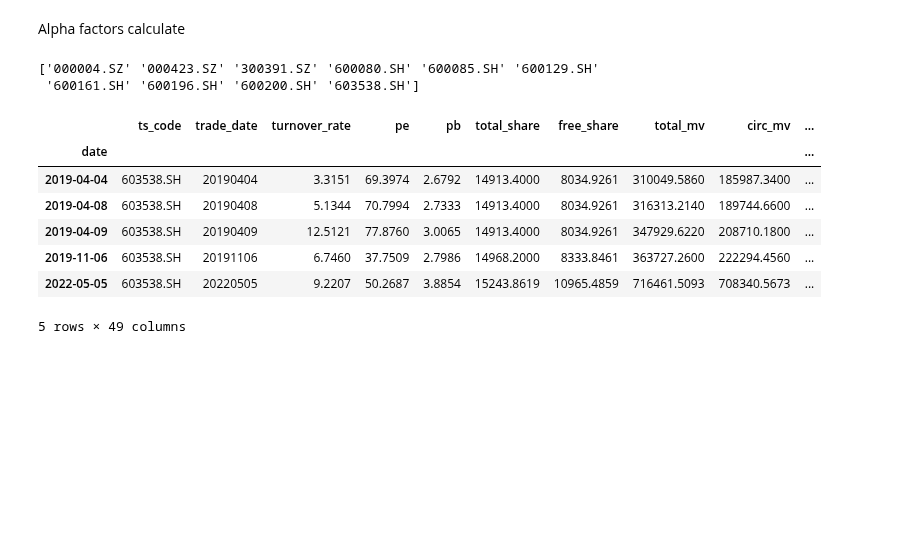
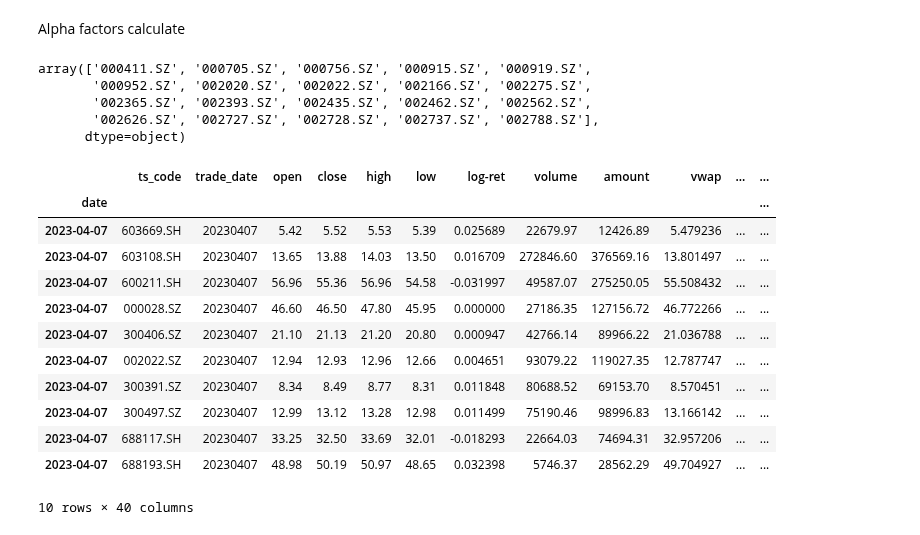
Before and after one commit to JiaRuiming-1/AI-Trading, a Jupyter notebook: alpha_factor/Alpha_191.ipynb, the cells around one changed output. Drawn from its saved outputs; the diff is of its cells as text; code cells hidden in the pictures; blank space fills up the shorter version.

```diff
--- a/alpha_factor/Alpha_191.ipynb
+++ b/alpha_factor/Alpha_191.ipynb
@@ -436,14 +108,0 @@ universe = alpha023(universe)
-# %%
-print(universe.ts_code.unique())
-universe.tail()
-# %% [output]
-['000004.SZ' '000423.SZ' '300391.SZ' '600080.SH' '600085.SH' '600129.SH'
- '600161.SH' '600196.SH' '600200.SH' '603538.SH']
-|  | ts_code | trade_date | turnover_rate | pe | pb | total_share | free_share | total_mv | circ_mv | ... |
-| date |  |  |  |  |  |  |  |  |  | ... |
-| 2019-04-04 | 603538.SH | 20190404 | 3.3151 | 69.3974 | 2.6792 | 14913.4000 | 8034.9261 | 310049.5860 | 185987.3400 | ... |
-| 2019-04-08 | 603538.SH | 20190408 | 5.1344 | 70.7994 | 2.7333 | 14913.4000 | 8034.9261 | 316313.2140 | 189744.6600 | ... |
-| 2019-04-09 | 603538.SH | 20190409 | 12.5121 | 77.8760 | 3.0065 | 14913.4000 | 8034.9261 | 347929.6220 | 208710.1800 | ... |
-| 2019-11-06 | 603538.SH | 20191106 | 6.7460 | 37.7509 | 2.7986 | 14968.2000 | 8333.8461 | 363727.2600 | 222294.4560 | ... |
-| 2022-05-05 | 603538.SH | 20220505 | 9.2207 | 50.2687 | 3.8854 | 15243.8619 | 10965.4859 | 716461.5093 | 708340.5673 | ... |
-5 rows × 49 columns
@@ -450,2 +300,34 @@ universe.tail()
+# %%
+#universe = al.alpha030(universe)
+#universe = al.alpha075(universe)
+#universe = al.alpha101(universe)
+#universe = alpha137(universe)
+#universe = al.alpha075(universe)
+universe = alpha176(universe)
+universe.ts_code.unique()[:20]
+# %% [output]
+array(['000411.SZ', '000705.SZ', '000756.SZ', '000915.SZ', '000919.SZ',
+       '000952.SZ', '002020.SZ', '002022.SZ', '002166.SZ', '002275.SZ',
+       '002365.SZ', '002393.SZ', '002435.SZ', '002462.SZ', '002562.SZ',
+       '002626.SZ', '002727.SZ', '002728.SZ', '002737.SZ', '002788.SZ'],
+      dtype=object)
+# %%
+con1 = universe['alpha_190'].isnull()==False
+con2 = universe['trade_date'] == 20230407
+universe.loc[con1 & con2].sort_values(by=['alpha_190']).tail(10)
+# %% [output]
+|  | ts_code | trade_date | open | close | high | low | log-ret | volume | amount | vwap | ... | ... |
+| date |  |  |  |  |  |  |  |  |  |  |  | ... |
+| 2023-04-07 | 603669.SH | 20230407 | 5.42 | 5.52 | 5.53 | 5.39 | 0.025689 | 22679.97 | 12426.89 | 5.479236 | ... | ... |
+| 2023-04-07 | 603108.SH | 20230407 | 13.65 | 13.88 | 14.03 | 13.50 | 0.016709 | 272846.60 | 376569.16 | 13.801497 | ... | ... |
+| 2023-04-07 | 600211.SH | 20230407 | 56.96 | 55.36 | 56.96 | 54.58 | -0.031997 | 49587.07 | 275250.05 | 55.508432 | ... | ... |
+| 2023-04-07 | 000028.SZ | 20230407 | 46.60 | 46.50 | 47.80 | 45.95 | 0.000000 | 27186.35 | 127156.72 | 46.772266 | ... | ... |
+| 2023-04-07 | 300406.SZ | 20230407 | 21.10 | 21.13 | 21.20 | 20.80 | 0.000947 | 42766.14 | 89966.22 | 21.036788 | ... | ... |
+| 2023-04-07 | 002022.SZ | 20230407 | 12.94 | 12.93 | 12.96 | 12.66 | 0.004651 | 93079.22 | 119027.35 | 12.787747 | ... | ... |
+| 2023-04-07 | 300391.SZ | 20230407 | 8.34 | 8.49 | 8.77 | 8.31 | 0.011848 | 80688.52 | 69153.70 | 8.570451 | ... | ... |
+| 2023-04-07 | 300497.SZ | 20230407 | 12.99 | 13.12 | 13.28 | 12.98 | 0.011499 | 75190.46 | 98996.83 | 13.166142 | ... | ... |
+| 2023-04-07 | 688117.SH | 20230407 | 33.25 | 32.50 | 33.69 | 32.01 | -0.018293 | 22664.03 | 74694.31 | 32.957206 | ... | ... |
+| 2023-04-07 | 688193.SH | 20230407 | 48.98 | 50.19 | 50.97 | 48.65 | 0.032398 | 5746.37 | 28562.29 | 49.704927 | ... | ... |
+10 rows × 40 columns
 # %%
 ### benchmark_close.plot()
```
Also changed, not shown: parts of 15 cells of this notebook, 1 other file.
